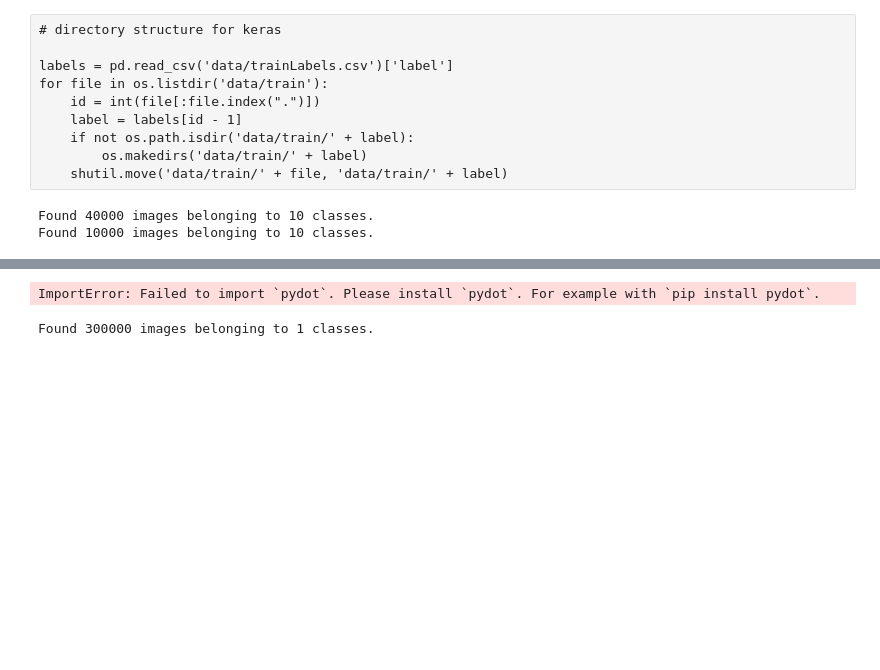
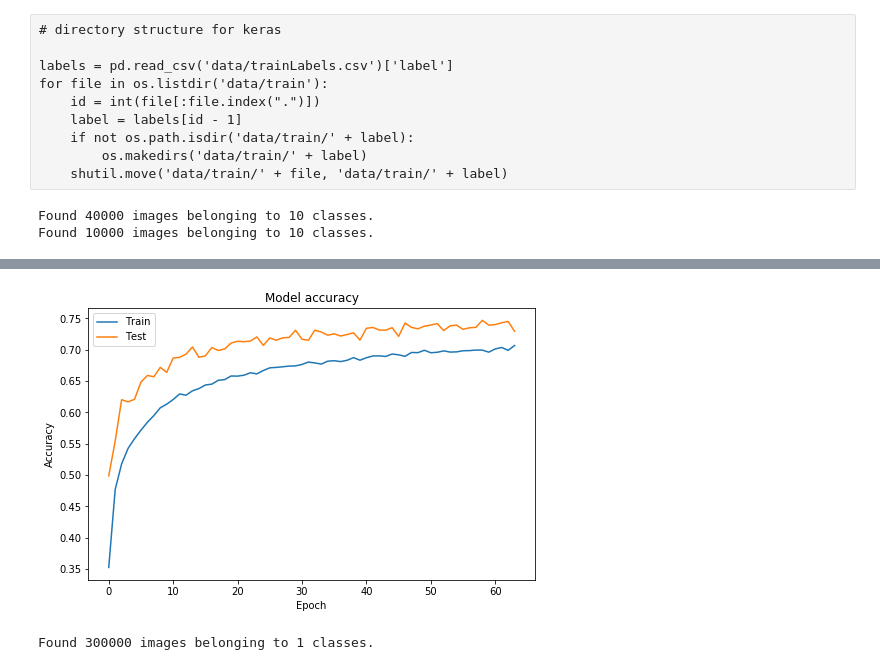
Before and after one commit to rdzanyM/CIFAR-10, a Jupyter notebook: cifar.ipynb, the cells around one changed output, grey strips where cells are left out. Cells and saved outputs as stored; diff of their text form; code cells hidden in the pictures; blank space fills up the shorter version.

```diff
--- a/cifar.ipynb
+++ b/cifar.ipynb
@@ -24,21 +43,29 @@ batch_size = 16
 # %%
+datagen_aug = ImageDataGenerator(rescale=1./255,
+                                 validation_split=0.2,
+                                 horizontal_flip=True,
+                                 zoom_range = 0.04)
+
 datagen = ImageDataGenerator(rescale=1./255, validation_split=0.2)
 
-train_generator      = datagen.flow_from_directory('data/train',
+
+train_generator  = datagen_aug.flow_from_directory('data/train',
                                                     target_size=(32, 32),
                                                     batch_size=batch_size,
+                                                    seed=0,
                                                     subset='training')
 
 validation_generator = datagen.flow_from_directory('data/train',
                                                     target_size=(32, 32),
                                                     batch_size=batch_size,
+                                                    seed=0,
                                                     subset='validation')
 # %% [output]
 Found 40000 images belonging to 10 classes.
 Found 10000 images belonging to 10 classes.
 # %%
 model = Sequential()
-model.add(Conv2D(32, (3, 3), input_shape=(32, 32, 3)))
+model.add(Conv2D(32, (3, 3), batch_size=batch_size, input_shape=(32, 32, 3)))
 model.add(Activation('relu'))
 model.add(MaxPooling2D(pool_size=(2, 2)))
 
@@ -46,7 +73,7 @@ model.add(Conv2D(64, (3, 3)))
 model.add(Activation('relu'))
 model.add(MaxPooling2D(pool_size=(2, 2)))
 
-model.add(Flatten())  # this converts our 3D feature maps to 1D feature vectors
+model.add(Flatten())
 model.add(Dense(64))
 model.add(Activation('relu'))
 model.add(Dropout(0.5))
@@ -58,7 +85,7 @@ model.compile(loss='categorical_crossentropy',
               metrics=['accuracy'])
 # %%
 history = model.fit_generator(train_generator,
-                              epochs=10,
+                              epochs=2,
                               validation_data=validation_generator,
                               steps_per_epoch=40000 // batch_size,
                               validation_steps=10000 // batch_size)
@@ -87 +97,13 @@ Epoch 10/10
+# %%
+f = plt.figure(figsize=(8,5))
+plt.plot(history.history['accuracy'])
+plt.plot(history.history['val_accuracy'])
+plt.title('Model accuracy')
+plt.ylabel('Accuracy')
+plt.xlabel('Epoch')
+plt.legend(['Train', 'Test'], loc='upper left')
+plt.show()
+#f.savefig('shift3_0-64.svg', bbox_inches='tight')
+# %% [output]
+[figure, added]
 # %%
@@ -89,11 +111,5 @@ model.save_weights('69_640s_batch16_epoch10_cnv32_cnv64_dns64_drop0.5_dns10_adam
 # %%
 model.load_weights('69_480s_batch16_epoch10_cnv32_cnv64_dns64_drop0.5_dns10_adam.h5')
-# %%
-from IPython.display import SVG
-from keras.utils import model_to_dot
-SVG(model_to_dot(model).create(prog='dot', format='svg'))
-# %% [output]
-ImportError: Failed to import `pydot`. Please install `pydot`. For example with `pip install pydot`.
 # %%
 test_datagen = ImageDataGenerator(rescale=1./255)
 test_generator = test_datagen.flow_from_directory('data/test',
```
Also changed, not shown: parts of 8 cells of this notebook, 12 other files.
